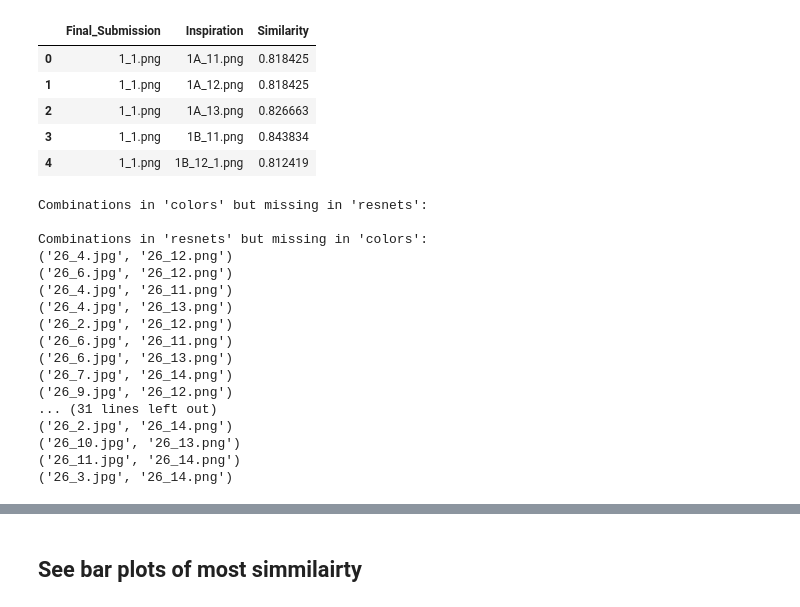
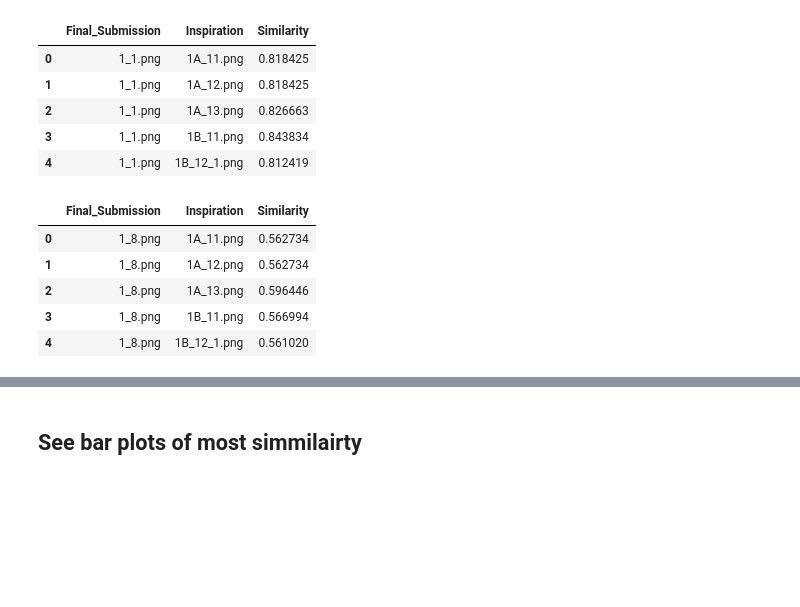
Before and after one commit to adamtms/AI-nspired, a Jupyter notebook: different_simmilarity_metrics.ipynb, the cells around one changed output, grey strips where cells are left out. Cells and saved outputs as stored; diff of their text form; code cells hidden in the pictures; blank space fills up the shorter version.

```diff
--- a/different_simmilarity_metrics.ipynb
+++ b/different_simmilarity_metrics.ipynb
@@ -128,39 +137,13 @@ resnets.head()
 | 2 | 1_1.png | 1A_13.png | 0.826663 |
 | 3 | 1_1.png | 1B_11.png | 0.843834 |
 | 4 | 1_1.png | 1B_12_1.png | 0.812419 |
-# %%
-# Create sets of (Final_Submission, Inspiration) tuples for each DataFrame
-colors_combinations = set(colors[['Final_Submission', 'Inspiration']].itertuples(index=False, name=None))
-resnets_combinations = set(resnets[['Final_Submission', 'Inspiration']].itertuples(index=False, name=None))
-
-# Find missing combinations in each DataFrame
-missing_in_resnets = colors_combinations - resnets_combinations
-missing_in_colors = resnets_combinations - colors_combinations
-
-# Print results
-print("Combinations in 'colors' but missing in 'resnets':")
-for combo in missing_in_resnets:
-    print(combo)
-
-print("\nCombinations in 'resnets' but missing in 'colors':")
-for combo in missing_in_colors:
-    print(combo)
-# %% [output]
-Combinations in 'colors' but missing in 'resnets':
-
-Combinations in 'resnets' but missing in 'colors':
-('26_4.jpg', '26_12.png')
-('26_6.jpg', '26_12.png')
-('26_4.jpg', '26_11.png')
-('26_4.jpg', '26_13.png')
-('26_2.jpg', '26_12.png')
-('26_6.jpg', '26_11.png')
-('26_6.jpg', '26_13.png')
-('26_7.jpg', '26_14.png')
-('26_9.jpg', '26_12.png')
-... (31 lines left out)
-('26_2.jpg', '26_14.png')
-('26_10.jpg', '26_13.png')
-('26_11.jpg', '26_14.png')
-('26_3.jpg', '26_14.png')
+# %%
+dinos.head()
+# %% [output]
+|  | Final_Submission | Inspiration | Similarity |
+| 0 | 1_8.png | 1A_11.png | 0.562734 |
+| 1 | 1_8.png | 1A_12.png | 0.562734 |
+| 2 | 1_8.png | 1A_13.png | 0.596446 |
+| 3 | 1_8.png | 1B_11.png | 0.566994 |
+| 4 | 1_8.png | 1B_12_1.png | 0.561020 |
 # %%
```
Also changed, not shown: parts of 8 cells of this notebook, 1 other file.
